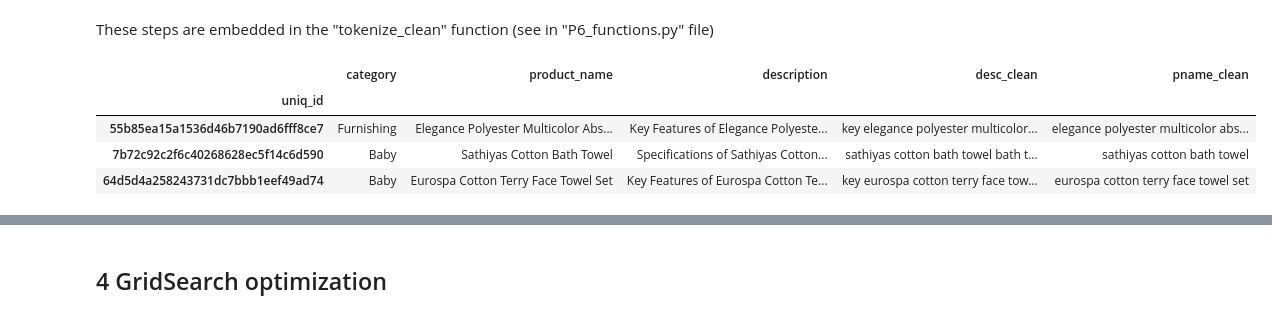
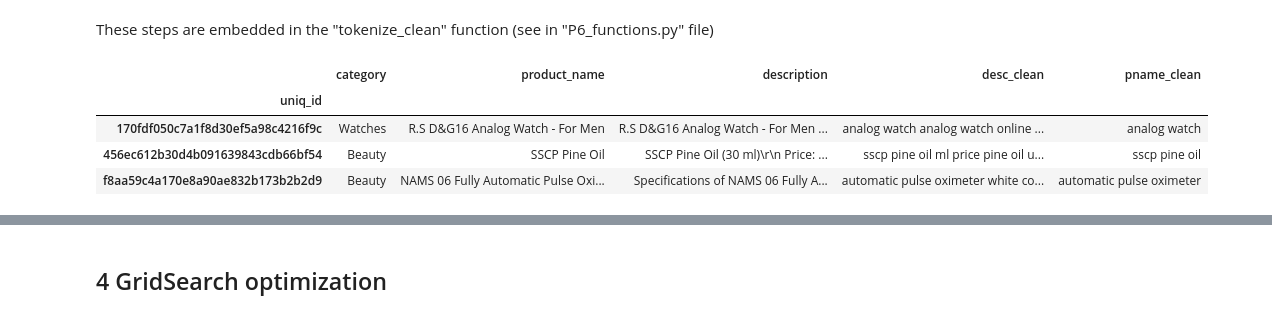
Before and after one commit to SmellyArmure/OC_DS_Project6, a Jupyter notebook: NOTEBOOK/P6_Cleaning_NLP.ipynb, the cells around one changed output, grey strips where cells are left out. Drawn from its saved outputs; the diff is of its cells as text; code cells hidden in the pictures.

```diff
--- a/NOTEBOOK/P6_Cleaning_NLP.ipynb
+++ b/NOTEBOOK/P6_Cleaning_NLP.ipynb
@@ -335,10 +295,10 @@ df_desc_cat['pname_clean'] = \
                                                     lemmatizer=lemmatizer))\
                               .apply(lambda x: ' '.join(x))
 # %%
-df_desc_cat.head(3)
+df_desc_cat.sample(3)
 # %% [output]
 |  | category | product_name | description | desc_clean | pname_clean |
 | uniq_id |  |  |  |  |  |
-| 55b85ea15a1536d46b7190ad6fff8ce7 | Furnishing | Elegance Polyester Multicolor Abs... | Key Features of Elegance Polyeste... | key elegance polyester multicolor... | elegance polyester multicolor abs... |
-| 7b72c92c2f6c40268628ec5f14c6d590 | Baby | Sathiyas Cotton Bath Towel | Specifications of Sathiyas Cotton... | sathiyas cotton bath towel bath t... | sathiyas cotton bath towel |
-| 64d5d4a258243731dc7bbb1eef49ad74 | Baby | Eurospa Cotton Terry Face Towel Set | Key Features of Eurospa Cotton Te... | key eurospa cotton terry face tow... | eurospa cotton terry face towel set |
+| 170fdf050c7a1f8d30ef5a98c4216f9c | Watches | R.S D&G16 Analog Watch - For Men | R.S D&G16 Analog Watch - For Men ... | analog watch analog watch online ... | analog watch |
+| 456ec612b30d4b091639843cdb66bf54 | Beauty | SSCP Pine Oil | SSCP Pine Oil (30 ml)\r\n Price: ... | sscp pine oil ml price pine oil u... | sscp pine oil |
+| f8aa59c4a170e8a90ae832b173b2b2d9 | Beauty | NAMS 06 Fully Automatic Pulse Oxi... | Specifications of NAMS 06 Fully A... | automatic pulse oximeter white co... | automatic pulse oximeter |
```
Also changed, not shown: parts of 43 cells of this notebook, 7 other files.
